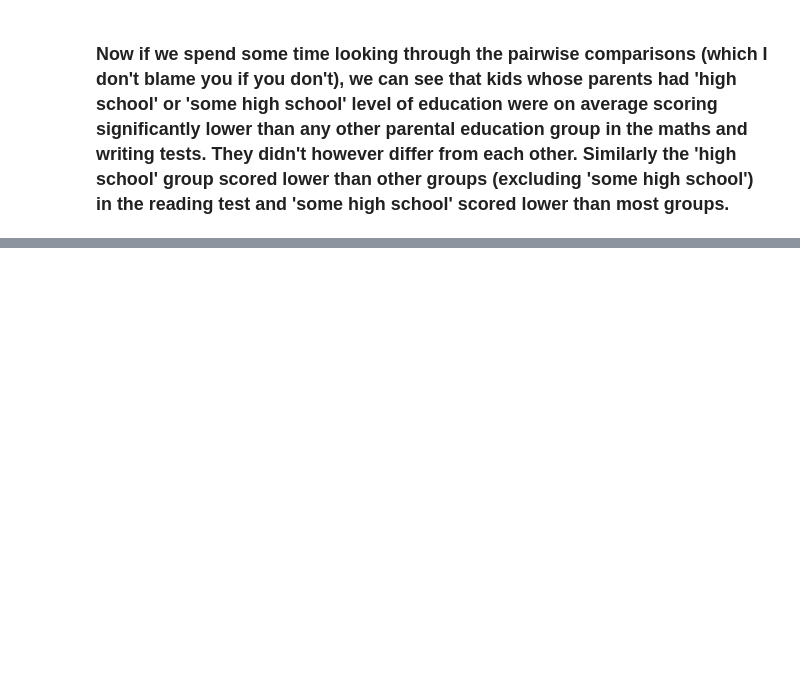
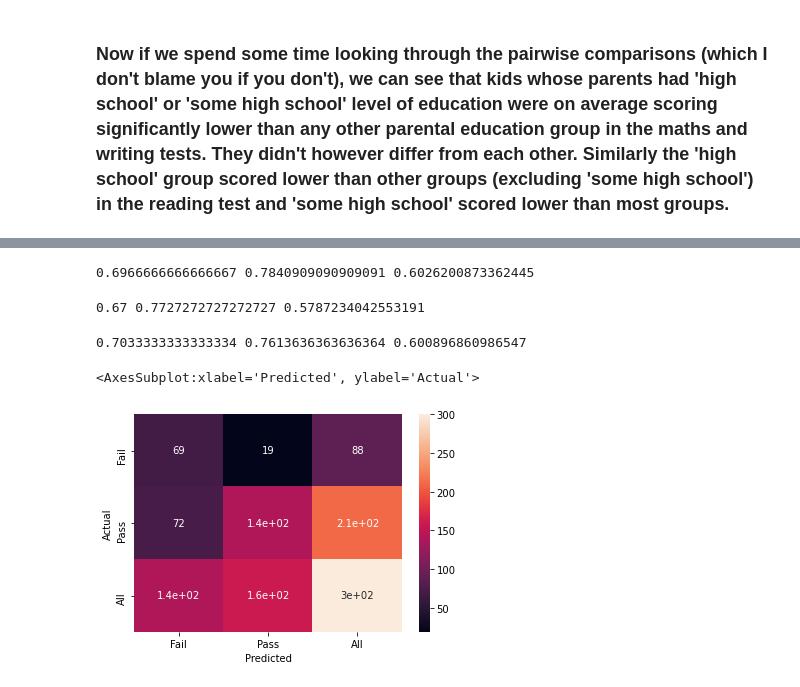
Before and after one commit to gzalaite-ut/Student_score_example, a Jupyter notebook: Student_score_example.ipynb, the cells around one changed output, grey strips where cells are left out. Drawn from its saved outputs; the diff is of its cells as text; code cells hidden in the pictures; blank space fills up the shorter version.

```diff
--- a/Student_score_example.ipynb
+++ b/Student_score_example.ipynb
@@ -253,0 +373,5 @@ some high school       1.425315e-05      0.018186          1.000000
+# %%
+#Drop the data with duplicate information
+for i in ['gender_female', 'lunch_free/reduced',  'test preparation course_completed']:
+    significant_chi.remove(i)
+print(significant_chi)
@@ -253,0 +380,7 @@ some high school       1.425315e-05      0.018186          1.000000
+# %%
+log_model = LogisticRegression(max_iter = 1000, class_weight="balanced")
+log_model.fit(X_train[significant_chi], y_train)
+#Metrics check
+from sklearn import metrics
+predictions = log_model.predict(X_test[significant_chi])
+print(accuracy_score(y_test, predictions), metrics.recall_score(y_test, predictions, pos_label='Fail'), metrics.f1_score(y_test, predictions, pos_label='Fail'))
@@ -253,0 +391,5 @@ some high school       1.425315e-05      0.018186          1.000000
+# %%
+from sklearn.tree import DecisionTreeClassifier
+
+scoreTree=DecisionTreeClassifier(criterion="entropy", max_depth = 5, class_weight='balanced')
+scoreTree.fit(X_train[significant_chi], y_train)
@@ -253,0 +404,24 @@ some high school       1.425315e-05      0.018186          1.000000
+# %%
+from sklearn import svm
+svmachine=svm.SVC(kernel='rbf', class_weight='balanced')
+svmachine.fit(X_train[significant_chi], y_train)
+predictions3=svmachine.predict(X_test[significant_chi])
+print(accuracy_score(y_test, predictions3),metrics.recall_score(y_test, predictions3, pos_label='Fail'), metrics.f1_score(y_test, predictions3, pos_label='Fail'))
+# %% [output]
+0.6966666666666667 0.7840909090909091 0.6026200873362445
+# %%
+from sklearn.neighbors import KNeighborsClassifier
+KNN = KNeighborsClassifier(n_neighbors=4)
+KNN.fit(X_train[significant_chi], y_train)
+predictions2=KNN.predict(X_test[significant_chi])
+print(accuracy_score(y_test, predictions2), metrics.recall_score(y_test, predictions2, pos_label='Fail'), metrics.f1_score(y_test, predictions2, pos_label='Fail'))
+# %% [output]
+0.67 0.7727272727272727 0.5787234042553191
+# %%
+from sklearn.ensemble import RandomForestClassifier
+randomfor=RandomForestClassifier(n_estimators=100, class_weight='balanced')
+randomfor.fit(X_train[significant_chi], y_train)
+predictions5=randomfor.predict(X_test[significant_chi])
+print(accuracy_score(y_test, predictions5), metrics.recall_score(y_test, predictions5, pos_label='Fail'), metrics.f1_score(y_test, predictions5, pos_label='Fail'))
+# %% [output]
+0.7033333333333334 0.7613636363636364 0.600896860986547
@@ -253,0 +443,7 @@ some high school       1.425315e-05      0.018186          1.000000
+# %%
+confusion_matrix = pd.crosstab(y_test, predictions3, rownames=['Actual'], colnames=['Predicted'], margins = True)
+
+sn.heatmap(confusion_matrix, annot=True)
+# %% [output]
+<AxesSubplot:xlabel='Predicted', ylabel='Actual'>
+[figure, added]
```
Also changed, not shown: parts of 25 cells of this notebook.
